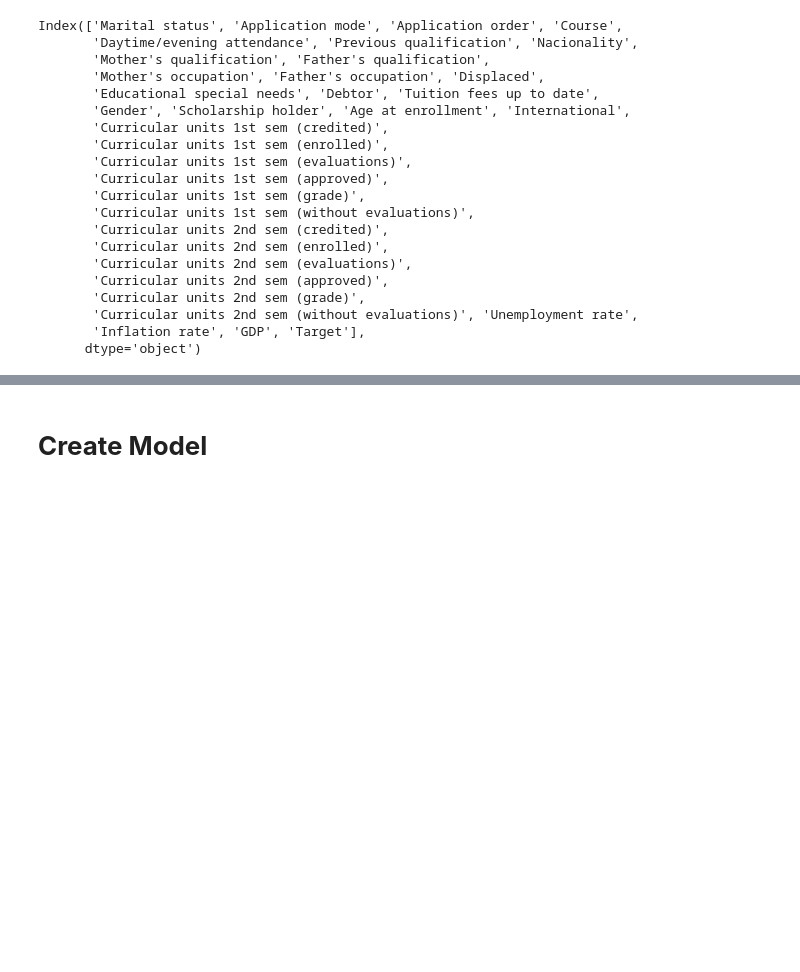
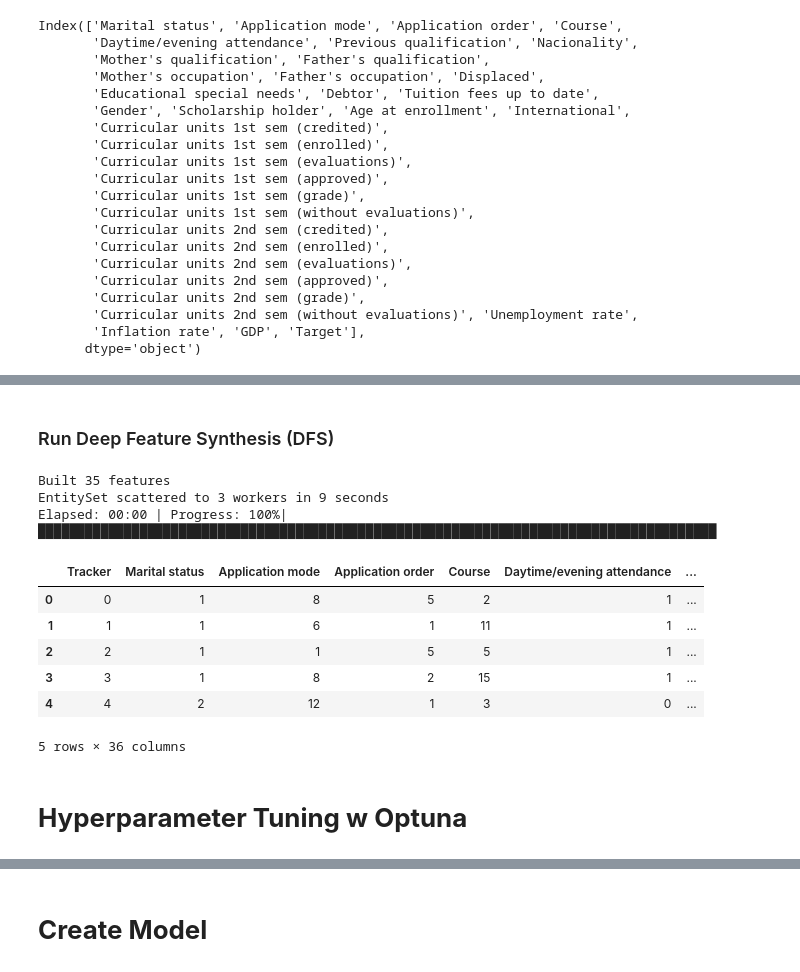
Before and after one commit to TheonlyLB/CZ1115-Project, a Jupyter notebook: CZ1115 Project.ipynb, the cells around one changed output, grey strips where cells are left out. Cells and saved outputs as stored; diff of their text form; code cells hidden in the pictures; blank space fills up the shorter version.

```diff
--- a/CZ1115 Project.ipynb
+++ b/CZ1115 Project.ipynb
@@ -190,0 +307,22 @@ X_train, X_val, y_train, y_val = train_test_split(X_train, y_train, train_size=0
+# %%
+""""""
+from sklearn.preprocessing import StandardScaler
+
+#Normalise numerical features to reduce differences between values of different columns
+ss = StandardScaler()
+numerical_features = ['Age at enrollment', 'Curricular units 1st sem (credited)',
+                 'Curricular units 1st sem (enrolled)',
+                 'Curricular units 1st sem (evaluations)',
+                 'Curricular units 1st sem (approved)',
+                 'Curricular units 1st sem (grade)',
+                 'Curricular units 1st sem (without evaluations)',
+                 'Curricular units 2nd sem (credited)',
+                 'Curricular units 2nd sem (enrolled)',
+                 'Curricular units 2nd sem (evaluations)',
+                 'Curricular units 2nd sem (approved)',
+                 'Curricular units 2nd sem (grade)',
+                 'Curricular units 2nd sem (without evaluations)',
+                 'Unemployment rate',
+                 'Inflation rate',
+                 'GDP',"Mother's qualification","Father's qualification","Previous qualification"]
+df[numerical_features] = ss.fit_transform(df[numerical_features])
@@ -190,0 +333,34 @@ X_train, X_val, y_train, y_val = train_test_split(X_train, y_train, train_size=0
+# %%
+# Add tracker column to track index
+df.insert(0, 'Tracker', range(4424))
+# %%
+# create an entity set 'es'
+es = ft.EntitySet(id = 'Target')
+
+# adding a dataframe
+es = es.add_dataframe(
+    dataframe_name="students",
+    dataframe=df,
+    index="Tracker",
+)
+# %% [markdown]
+### Run Deep Feature Synthesis (DFS)
+# %%
+feature_matrix, feature_names = ft.dfs(entityset=es, target_dataframe_name = 'students',
+                                       max_depth = 1, verbose = 1, n_jobs = 3)
+# %% [output]
+Built 35 features
+EntitySet scattered to 3 workers in 9 seconds
+Elapsed: 00:00 | Progress: 100%|███████████████████████████████████████████████████████████████████████████████████████
+# %%
+feature_matrix.columns.reindex(df['Tracker'])
+feature_matrix = feature_matrix.reset_index()
+feature_matrix.head()
+# %% [output]
+|  | Tracker | Marital status | Application mode | Application order | Course | Daytime/evening attendance | ... |
+| 0 | 0 | 1 | 8 | 5 | 2 | 1 | ... |
+| 1 | 1 | 1 | 6 | 1 | 11 | 1 | ... |
+| 2 | 2 | 1 | 1 | 5 | 5 | 1 | ... |
+| 3 | 3 | 1 | 8 | 2 | 15 | 1 | ... |
+| 4 | 4 | 2 | 12 | 1 | 3 | 0 | ... |
+5 rows × 36 columns
@@ -190,0 +381,2 @@ X_train, X_val, y_train, y_val = train_test_split(X_train, y_train, train_size=0
+# %% [markdown]
+# **Hyperparameter Tuning w Optuna**
```
Also changed, not shown: parts of 45 cells of this notebook, 2 other files.
